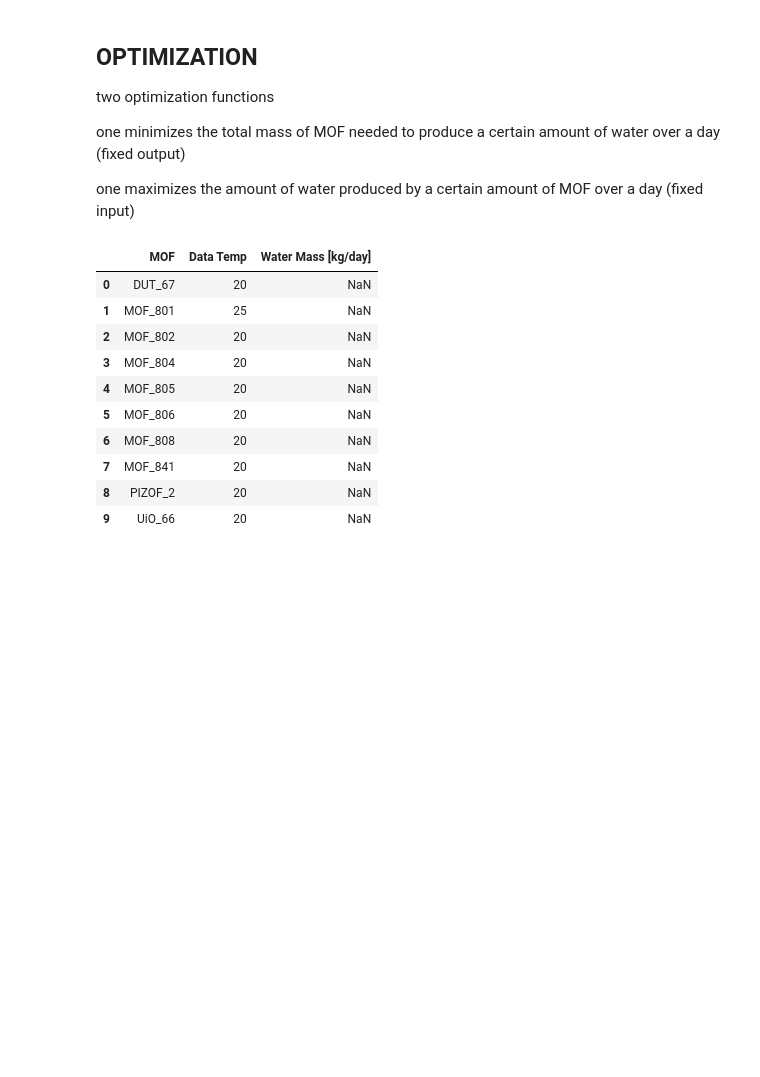
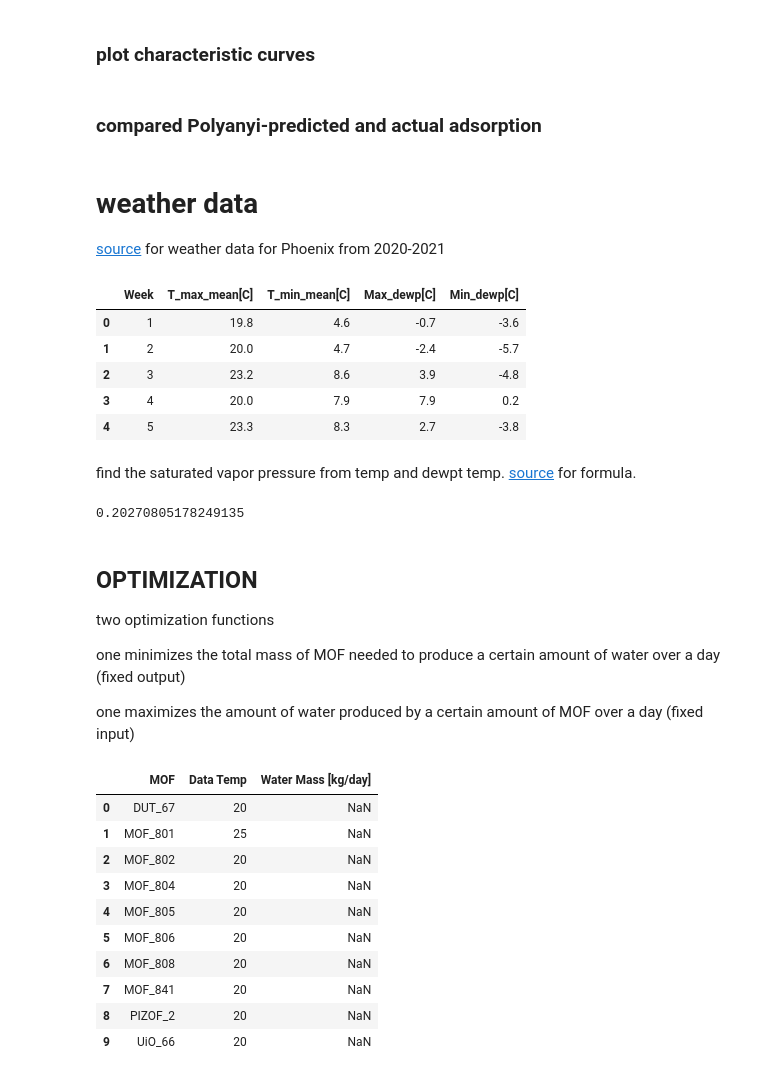
Before and after one commit to SimonEnsemble/water_harvesting, a Jupyter notebook: Polanyi_calculation_general.ipynb, the cells around one changed output. Cells and saved outputs as stored; diff of their text form; code cells hidden in the pictures; blank space fills up the shorter version.

```diff
--- a/Polanyi_calculation_general.ipynb
+++ b/Polanyi_calculation_general.ipynb
@@ -42,5 +137,18 @@ def calculate_water(T,P_over_P_0,n_of_A): # Given a T and P/P_0 (RH as a fractio
+# %% [markdown]
+### plot characteristic curves
+# %% [markdown]
+### compared Polyanyi-predicted and actual adsorption
+# %% [markdown]
+# weather data
+
+[source](https://weathersight.io/timeseries) for weather data for Phoenix from 2020-2021
 # %%
-#Source for weather data for Phoenix from 2020-2021
-#https://weathersight.io/timeseries
-
-df_weather = pd.read_csv('data/Phoenix_weather_edited_final.csv') # Import csv file that contains weather data
+df_weather = pd.read_csv('data/Phoenix_weather_edited_final.csv')
+df_weather.head()
+# %% [output]
+|  | Week | T_max_mean[C] | T_min_mean[C] | Max_dewp[C] | Min_dewp[C] |
+| 0 | 1 | 19.8 | 4.6 | -0.7 | -3.6 |
+| 1 | 2 | 20.0 | 4.7 | -2.4 | -5.7 |
+| 2 | 3 | 23.2 | 8.6 | 3.9 | -4.8 |
+| 3 | 4 | 20.0 | 7.9 | 7.9 | 0.2 |
+| 4 | 5 | 23.3 | 8.3 | 2.7 | -3.8 |
@@ -57 +155,4 @@ def weekly_data(week): # Given a week find the weather data
+# %% [markdown]
+find the saturated vapor pressure from temp and dewpt temp.
+[source](https://www.weather.gov/media/epz/wxcalc/vaporPressure.pdf) for formula.
 # %%
@@ -69,3 +171,7 @@ def pressure_calculations(T,T_dew): # Given a temperature and a dewpoint temp fr
+# %%
+calc_P_over_P_0(19.8, -3.6)
+# %% [output]
+0.20270805178249135
 # %%
 
 def water_daily(week,kg_MOF,n_of_A): # find mass of water depending on weekly avg weather and mass MOF
```
Also changed, not shown: parts of 22 cells of this notebook.
